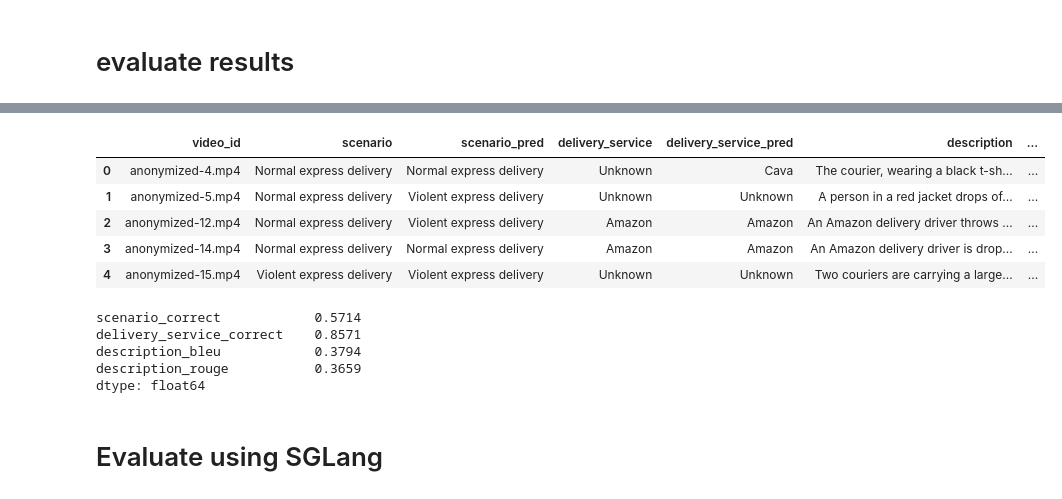
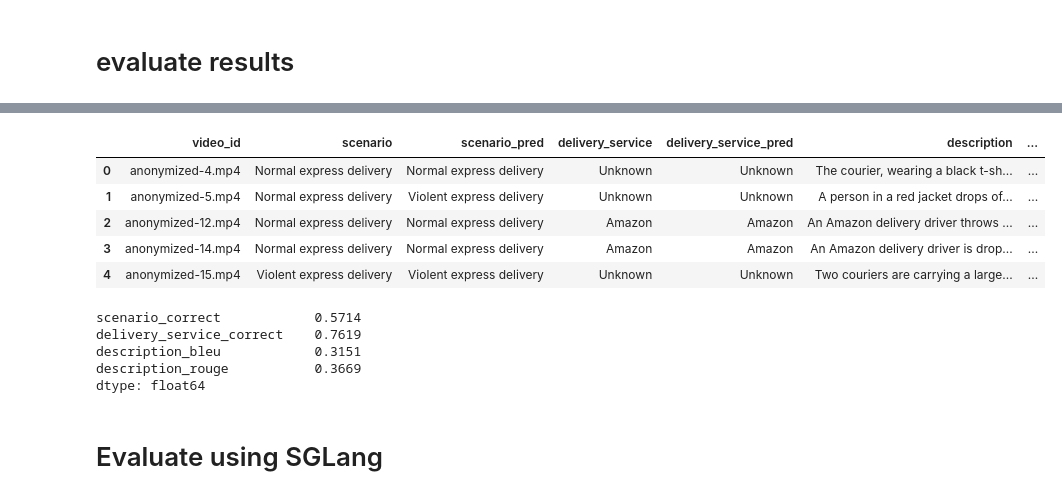
Before and after one commit to Chevolier/LLaVA-NeXT, a Jupyter notebook: evaluate.ipynb, the cells around one changed output, grey strips where cells are left out. Cells and saved outputs as stored; diff of their text form; code cells hidden in the pictures.

```diff
--- a/evaluate.ipynb
+++ b/evaluate.ipynb
@@ -254,13 +297,15 @@ from tqdm import tqdm
 import time
 
 model_name = model_dir.rsplit('/', 1)[1]
+fps = 1
+max_frames_num = 32
 
 results = []
 for i, row in tqdm(df_test.iterrows(), total=df_test.shape[0]):
     start_time = time.time()
     video_file = os.path.join(video_dir, row['video_id'])
     try:
-        result = identify_event(video_file)
+        result = identify_event(video_file, fps, max_frames_num)
     except Exception as e:
         print(f"Error: {e}")
         print(f"result: {result}")
@@ -270,6 +315,6 @@ for i, row in tqdm(df_test.iterrows(), total=df_test.shape[0]):
     results.append(result)
 
 df_pred = pd.DataFrame(results)
-df_pred.to_csv(f"./outputs/result_{model_name}.csv", index=False)
+df_pred.to_csv(f"./outputs/result_ckpt{ckpt}_{fps}_{max_frames_num}.csv", index=False)
 df_pred.head()
 # %% [output]
@@ -546,42 +356,42 @@ df_merge.head()
 # %%
 from rouge import Rouge
 from nltk.translate.bleu_score import sentence_bleu, SmoothingFunction
 
 # df_merge['scenario_correct'] = (df_merge['scenario'] == df_merge['scenario_pred']).astype(int)
 # df_merge['delivery_service_correct'] = (df_merge['delivery_service'] == df_merge['delivery_service_pred']).astype(int)
 
 df_merge['scenario_correct'] = (df_merge['scenario'].str.lower() == df_merge['scenario_pred'].str.lower()).astype(int)
 df_merge['delivery_service_correct'] = (df_merge['delivery_service'].str.lower() == df_merge['delivery_service_pred'].str.lower()).astype(int)
 
 bleu_smoothing = SmoothingFunction().method4
 rouge = Rouge()
 
 for index, row in df_merge.iterrows():
     reference = row['description']
     hypothesis = row['description_pred']
 
     df_merge.at[index, 'description_bleu'] = sentence_bleu([reference], hypothesis, smoothing_function=bleu_smoothing)
     rouge_scores = rouge.get_scores(hypothesis, reference)[0]
     df_merge.at[index, 'description_rouge'] = rouge_scores['rouge-l']['f']
 
-df_merge.to_csv(f"outputs/merge_result_{model_name}.csv", index=False)
+df_merge.to_csv(f"outputs/merge_result_ckpt{ckpt}_{fps}_{max_frames_num}.csv", index=False)
 df_merge.head()
 # %% [output]
 |  | video_id | scenario | scenario_pred | delivery_service | delivery_service_pred | description | ... |
-| 0 | anonymized-4.mp4 | Normal express delivery | Normal express delivery | Unknown | Cava | The courier, wearing a black t-sh... | ... |
+| 0 | anonymized-4.mp4 | Normal express delivery | Normal express delivery | Unknown | Unknown | The courier, wearing a black t-sh... | ... |
 | 1 | anonymized-5.mp4 | Normal express delivery | Violent express delivery | Unknown | Unknown | A person in a red jacket drops of... | ... |
-| 2 | anonymized-12.mp4 | Normal express delivery | Violent express delivery | Amazon | Amazon | An Amazon delivery driver throws ... | ... |
+| 2 | anonymized-12.mp4 | Normal express delivery | Normal express delivery | Amazon | Amazon | An Amazon delivery driver throws ... | ... |
 | 3 | anonymized-14.mp4 | Normal express delivery | Normal express delivery | Amazon | Amazon | An Amazon delivery driver is drop... | ... |
 | 4 | anonymized-15.mp4 | Violent express delivery | Violent express delivery | Unknown | Unknown | Two couriers are carrying a large... | ... |
 # %%
 df_eval = df_merge[['scenario_correct', 'delivery_service_correct', 'description_bleu', 'description_rouge']].mean().round(4)
-df_eval.to_csv(f"outputs/eval_result_{model_name}.csv")
+df_eval.to_csv(f"outputs/eval_result_ckpt{ckpt}_{fps}_{max_frames_num}.csv")
 df_eval
 # %% [output]
 scenario_correct            0.5714
-delivery_service_correct    0.8571
-description_bleu            0.3794
-description_rouge           0.3659
+delivery_service_correct    0.7619
+description_bleu            0.3151
+description_rouge           0.3669
 dtype: float64
 # %% [markdown]
 # Evaluate using SGLang
```
Also changed, not shown: parts of 6 cells of this notebook, 2 other files.
